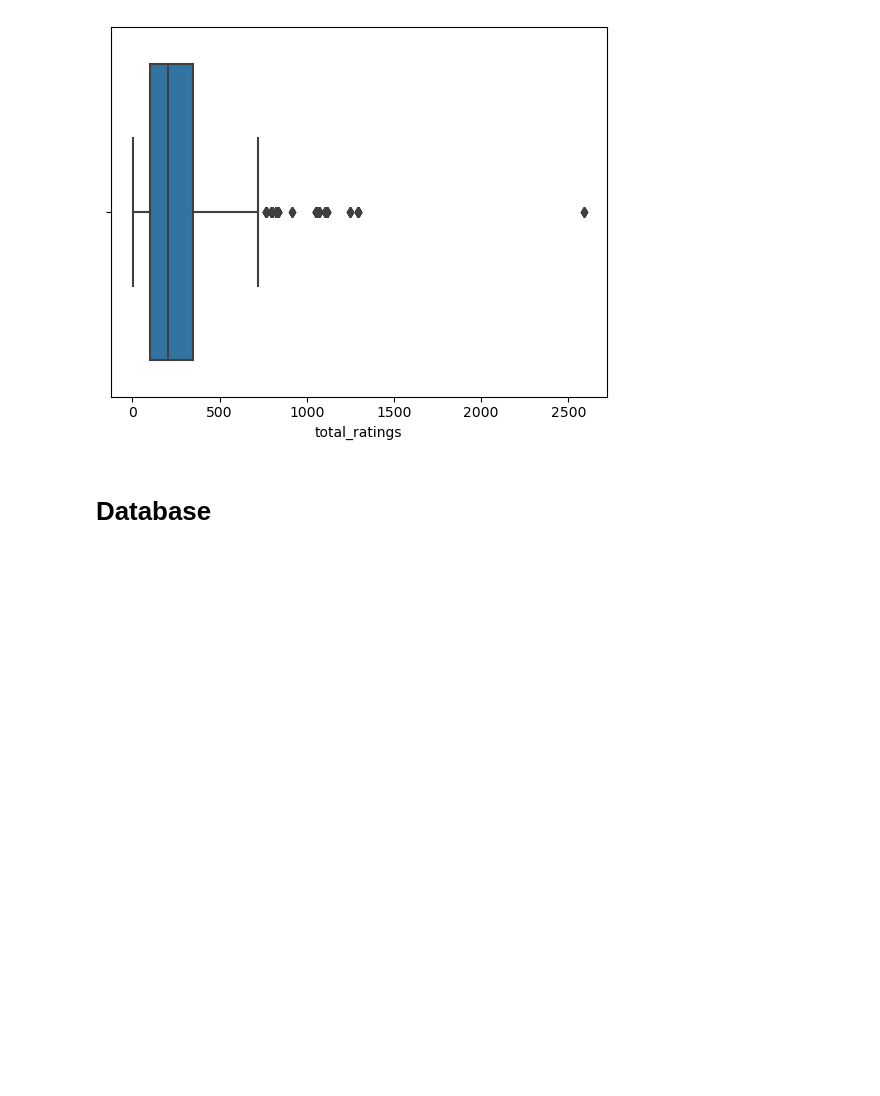
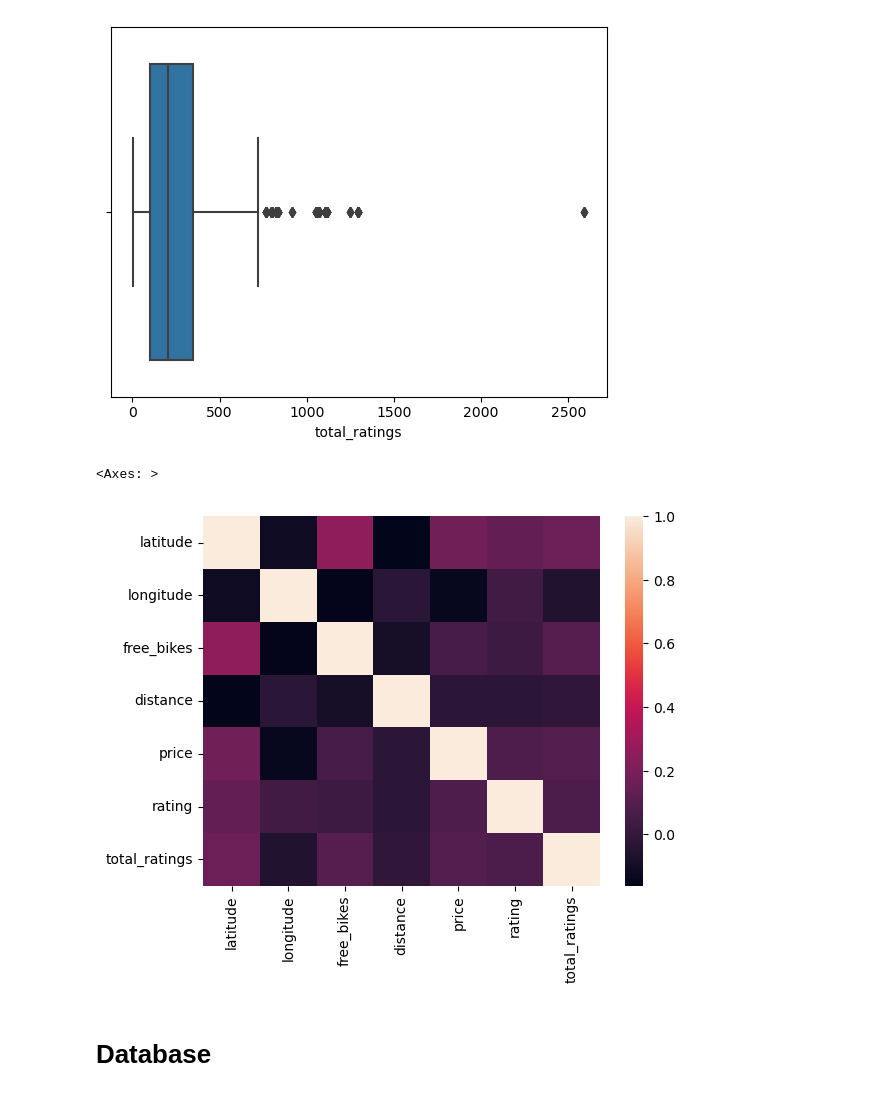
Before and after one commit to SBangarh/Bike-station-and-destination-location, a Jupyter notebook: notebooks/joining_data.ipynb, the cells around one changed output. Cells and saved outputs as stored; diff of their text form; code cells hidden in the pictures; blank space fills up the shorter version.

```diff
--- a/notebooks/joining_data.ipynb
+++ b/notebooks/joining_data.ipynb
@@ -102,6 +112,12 @@ sns.boxplot(x=no_outlier_NaN['total_ratings'])
 # %% [output]
 <Axes: xlabel='total_ratings'>
 [figure]
+# %%
+correlation = no_outlier_NaN.corr()
+sns.heatmap(correlation)
+# %% [output]
+<Axes: >
+[figure, added]
 # %% [markdown]
 # Database
 # %%
```
Also changed, not shown: parts of 3 cells of this notebook, 1 other file.
